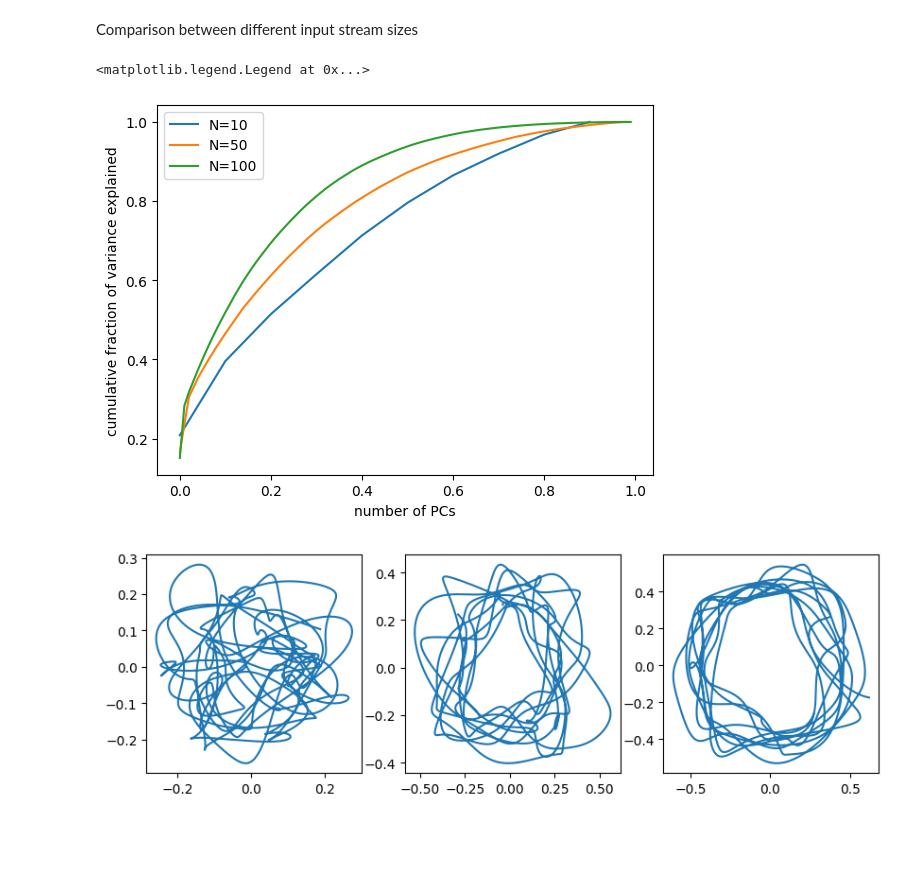
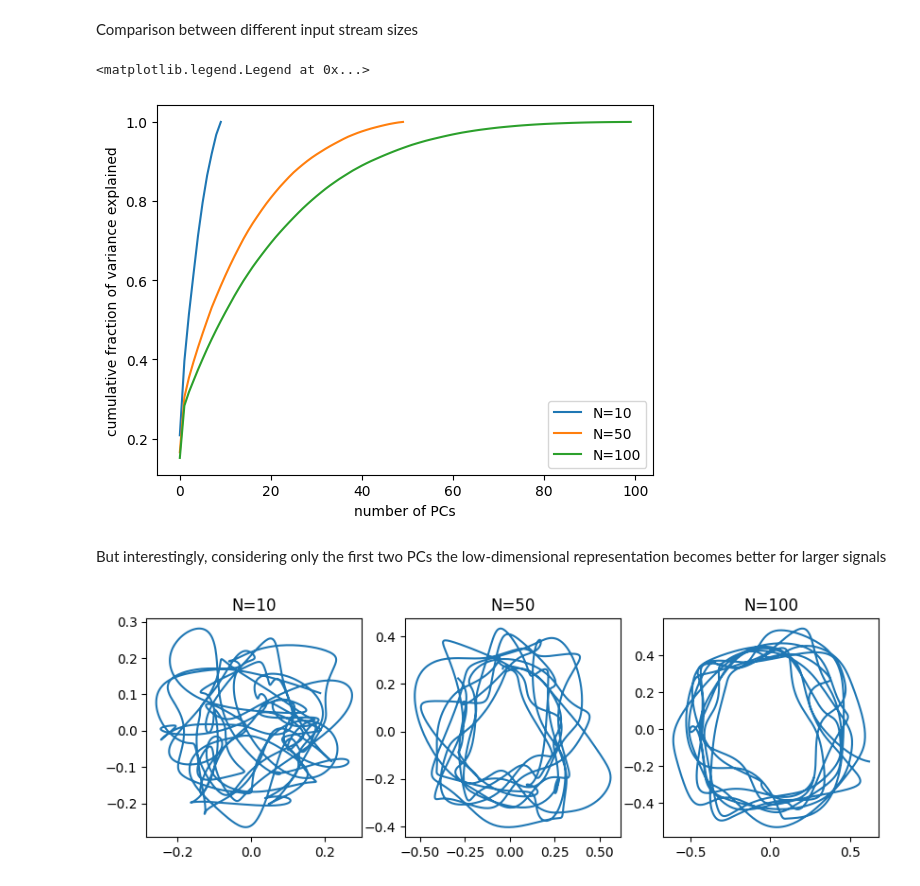
Before and after one commit to zierenberg/neural_manifolds, a Jupyter notebook: notebooks/example_PCA.ipynb, the cells around one changed output. Saved outputs shown, nothing was run; the diff lists cells and outputs as text; code cells hidden in the pictures; blank space fills up the shorter version.

Commit message:
added titles to the comparison of low-dimensional readout

```diff
--- a/notebooks/example_PCA.ipynb
+++ b/notebooks/example_PCA.ipynb
@@ -141,21 +141,24 @@ for N in [10,50,100]:
 # %%
 for key in pcas.keys():
     N = int(key)
-    x = np.arange(0,N)/N
     y = np.cumsum(pcas[key].explained_variance_ratio_)
+    x = np.arange(len(y))
     plt.plot(x,y, label=f'N={key}')
 plt.xlabel('number of PCs')
 plt.ylabel('cumulative fraction of variance explained')
 plt.legend()
 # %% [output]
 <matplotlib.legend.Legend at 0x...>
-[figure, old version]
+[figure, new version]
+# %% [markdown]
+But interestingly, considering only the first two PCs the low-dimensional representation becomes better for larger signals
 # %%
 f, axes = plt.subplots(1,3,figsize=((10,3)))
 for (i,key) in enumerate(pcas.keys()):
     signal_low_dim = pcas[key].transform(signals[key].T)[:,:2]
     axes[i].plot(signal_low_dim[:,0],signal_low_dim[:,1], label=f"N={key}")
+    axes[i].title.set_text(f"N={key}")
 
 plt.show()
 # %% [output]
-[figure, old version]
+[figure, new version]
```
